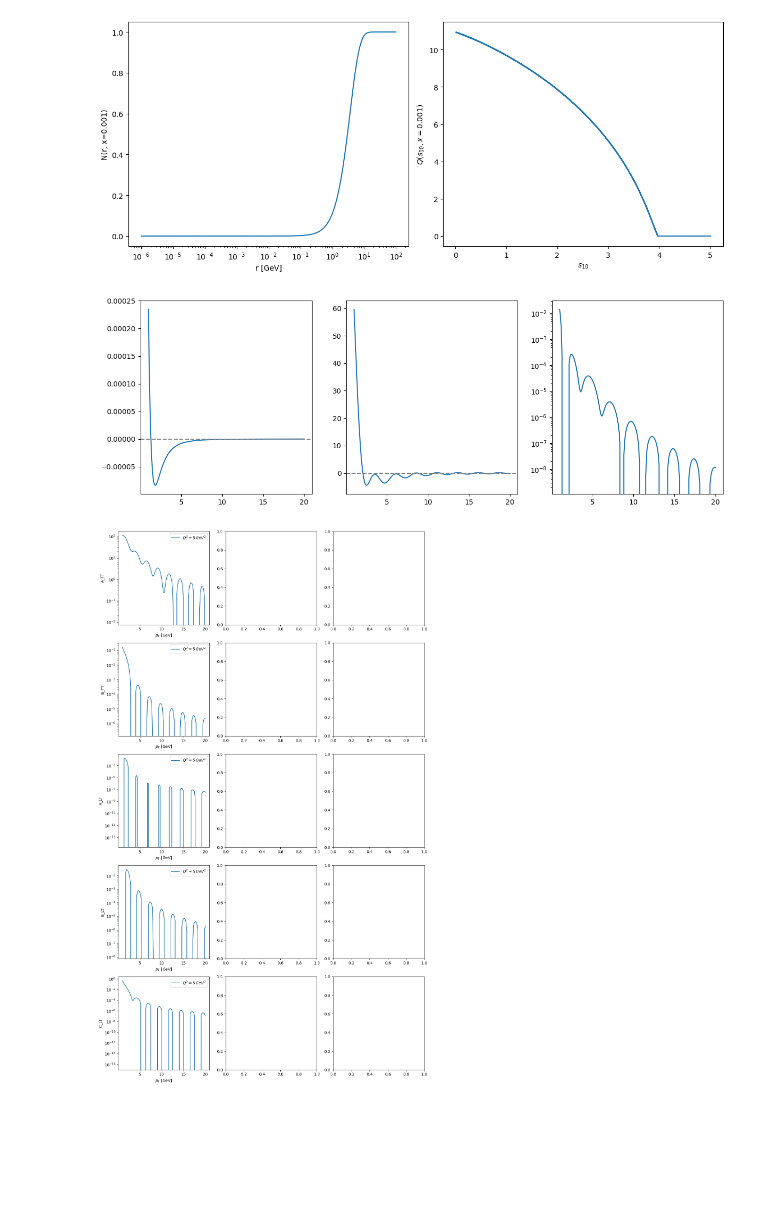
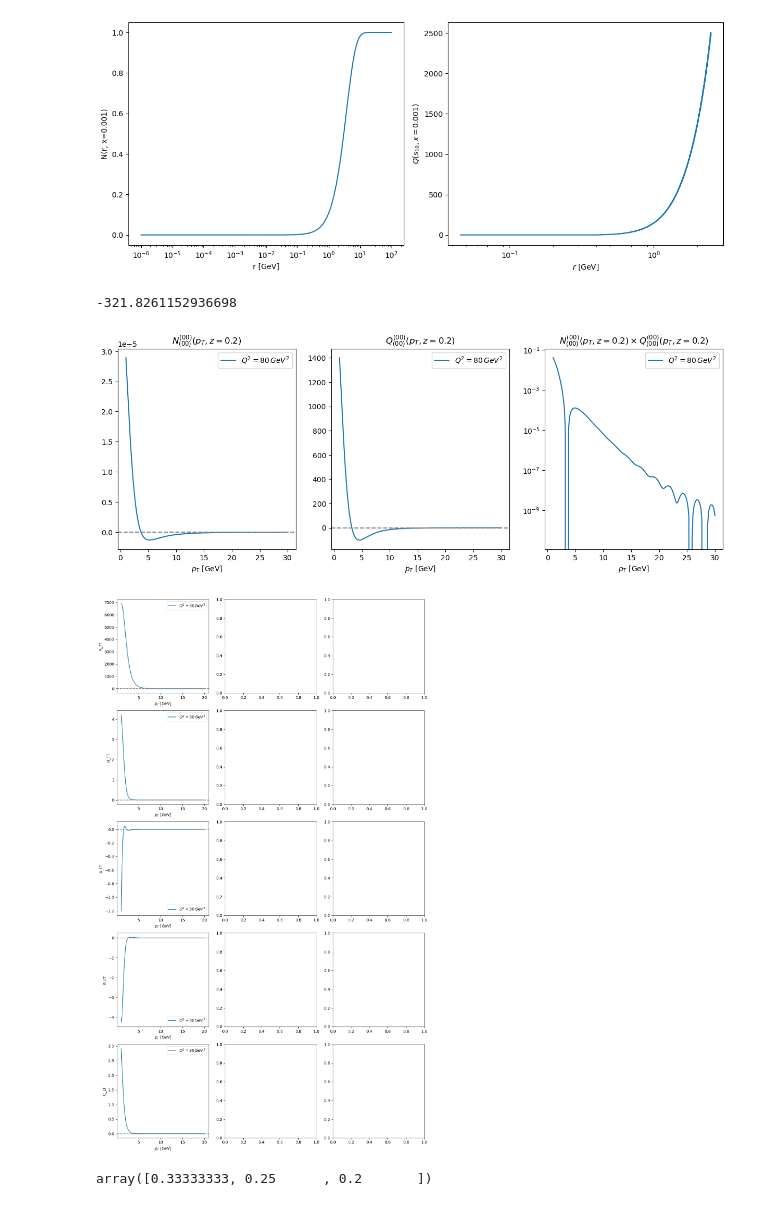
Before and after one commit to brandonmanley/dijet_DSA, a Jupyter notebook: bmanley/DSA_testing.ipynb, the cells around one changed output. Drawn from its saved outputs; the diff is of its cells as text; code cells hidden in the pictures; blank space fills up the shorter version.

Commit message:
update DSA scripts and running coupling to moment evolution notebook

```diff
--- a/bmanley/DSA_testing.ipynb
+++ b/bmanley/DSA_testing.ipynb
@@ -12,8 +12,10 @@ Ndipole_df = pd.read_csv(unpolar_input_file, sep=r'\s+', header=None, names=['xB
 # load polarized data
 delta = 0.01
 dstr = str(delta)[2:]
-polar_indir = '/Users/brandonmanley/Desktop/PhD/moment_evolution/evolved_dipoles/largeNc&Nf/d'+dstr+'_ones/'
-polar_input_files = [polar_indir+'d'+dstr+'_NcNf3_ones_'+ia+'.dat' for ia in ['Q', 'G2', 'I3', 'I4', 'I5']]
+# polar_indir = '/Users/brandonmanley/Desktop/PhD/moment_evolution/evolved_dipoles/largeNc&Nf/d'+dstr+'_ones/'
+# polar_input_files = [polar_indir+'d'+dstr+'_NcNf3_ones_'+ia+'.dat' for ia in ['Q', 'G2', 'I3', 'I4', 'I5']]
+polar_indir = '/Users/brandonmanley/Desktop/PhD/moment_evolution/evolved_dipoles/largeNc&Nf/d'+dstr+'_ones_rc/'
+polar_input_files = [polar_indir+'d'+dstr+'_NcNf3_ones_'+ia+'_rc.dat' for ia in ['Q', 'G2', 'I3', 'I4', 'I5']]
 polar_data_files = [np.loadtxt(ifile) for ifile in polar_input_files]
 
 def to_array(data_files):
@@ -39,15 +41,17 @@ axes[0].set_ylabel('N(r, x=0.001)')
 
 test_eta = np.sqrt((0.25*3.0)/(2*np.pi))*np.log(10/0.0001)
 Q_test = pdipole_dfs[np.isclose(pdipole_dfs['eta'], test_eta, atol=delta*0.99)]
-axes[1].plot(Q_test['s10'], np.log(np.abs(Q_test['Q'])))
-# axes[1].semilogx()
-axes[1].set_xlabel(r'$s_{10}$')
+# axes[1].plot((1/lambdaIR)*np.exp(-Q_test['s10']*0.5), np.log(np.abs(Q_test['Q'])))
+axes[1].plot((1/lambdaIR)*np.exp(-Q_test['s10']*0.5), Q_test['Q'])
+axes[1].semilogx()
+# axes[1].set_xlabel(r'$s_{10}$')
+axes[1].set_xlabel(r'$r$ [GeV]')
 axes[1].set_ylabel(r'$Q(s_{10}, x = 0.001)$')
 
 plt.tight_layout()
 plt.show()
 # %% [output]
-[figure, old version]
+[figure, new version]
 # %%
 # define the transfroms needed for DSA
 
@@ -62,11 +66,13 @@ def double_bessel(pT, Q, z, xBj, indices, amp):
 
     # polarized dipoles
     if amp != 'N':
-        bas = np.sqrt((0.25*3.0)/(2*np.pi))
+        # bas = np.sqrt((0.25*3.0)/(2*np.pi))
+        bas = np.sqrt(3/(2*np.pi))
         prefactor *= (1/(2*bas))
 
         # select A(s_{10}, \eta = \eta(xBj))
         target_eta = round((bas/delta)*np.log((Q**2)/(xBj*(lambdaIR**2))))*delta
+        # print(target_eta)
         dipole = pdipole_dfs[np.isclose(pdipole_dfs['eta'], target_eta, atol=delta*0.99)][['s10', amp]]
 
     # unpolarized dipole
@@ -89,37 +95,63 @@ def double_bessel(pT, Q, z, xBj, indices, amp):
             amp_value = irow['N[ln(r)]']
             size = 0.01   # from evolution code
 
+        # print(u)
+
         sum += size*np.exp(u*(2+ic+id))*jv(ia, (pT/lambdaIR)*np.exp(u))*kv(ib, (Q/lambdaIR)*np.sqrt(z*(1-z))*np.exp(u))*amp_value
 
+
+    # freeze amp and keep adding sum
+    if amp != 'N':
+        s10_min, amp_IR = tuple(dipole.loc[dipole.index[0], ['s10', amp]])
+        for is10 in range(1000):
+            u = -(s10_min - is10*delta)*(1/(2*bas))
+            sum += size*np.exp(u*(2+ic+id))*jv(ia, (pT/lambdaIR)*np.exp(u))*kv(ib, (Q/lambdaIR)*np.sqrt(z*(1-z))*np.exp(u))*amp_IR
+
+
     return prefactor*sum
+# %%
+double_bessel(5, np.sqrt(10), 0.2, 0.001, [0,0,0,0], 'Q')
+# %% [output]
+-321.8261152936698
 # %%
 # compute db transform
 
-pT_values = np.linspace(1,20,200)
-testN = [double_bessel(ipT, np.sqrt(10), 0.2, 0.01, [0,0,0,0], 'N') for ipT in pT_values]
-testQ = [double_bessel(ipT, np.sqrt(10), 0.2, 0.01, [0,0,0,0], 'Q') for ipT in pT_values]
+pT_values = np.linspace(1,30,200)
+test_Q2 = np.sqrt(80)
+test_z = 0.2
+testN = [double_bessel(ipT, test_Q2, test_z, 0.01, [0,0,0,0], 'N') for ipT in pT_values]
+testQ = [double_bessel(ipT, test_Q2, test_z, 0.01, [0,0,0,0], 'Q') for ipT in pT_values]
 # %%
 fig, axes = plt.subplots(1, 3, figsize=(15, 5))
 
-axes[0].plot(pT_values, testN)
+axes[0].plot(pT_values, testN, label = fr'$Q^2={round(test_Q2**2)}\,GeV^2$')
 axes[0].axhline(y=0, color='grey', linestyle='--')
+axes[0].set_xlabel(r'$p_{T}$ [GeV]')
+axes[0].set_title(fr'$N_{{(00)}}^{{(00)}}(p_T, z={test_z})$')
+axes[0].legend()
 
-axes[1].plot(pT_values, testQ)
+axes[1].plot(pT_values, testQ, label = fr'$Q^2={round(test_Q2**2)}\,GeV^2$')
 axes[1].axhline(y=0, color='grey', linestyle='--')
+axes[1].set_xlabel(r'$p_{T}$ [GeV]')
+axes[1].set_title(fr'$Q_{{(00)}}^{{(00)}}(p_T, z={test_z})$')
+axes[1].legend()
 # axes[1].semilogy()
 
-axes[2].plot(pT_values, np.array(testN)*np.array(testQ))
+axes[2].plot(pT_values, np.array(testN)*np.array(testQ), label = fr'$Q^2={round(test_Q2**2)}\,GeV^2$')
 axes[2].axhline(y=0, color='grey', linestyle='--')
 axes[2].semilogy()
+axes[2].set_xlabel(r'$p_{T}$ [GeV]')
+axes[2].set_title(fr'$N_{{(00)}}^{{(00)}}(p_T, z={test_z})\times Q_{{(00)}}^{{(00)}}(p_T, z={test_z})$')
+axes[2].legend()
 
 # plt.plot(pT_values, N_pTs[1], label = "Q, a,b = 1,0")
 # plt.plot(pT_values, N_pTs[2], label = "a,b = 0,1")
 # plt.plot(pT_values, N_pTs[3], label = "a,b = 1,1")
 # plt.legend()
 plt.axhline(y=0, color='grey', linestyle='--')
 plt.show()
 # %% [output]
-[figure, old version]
+[figure, new version]
 # %%
 # define functions needed for DSA
 
@@ -278,7 +310,7 @@ for idist, dist in enumerate(['A_TT', 'B_TT', 'A_LT', 'B_LT', 'C_LT']):
         axes[idist,0].legend()
         axes[idist,0].axhline(y=0, color='grey', linestyle='--')
         axes[idist,0].set_xlabel(r'$p_T$ [GeV]')
-        axes[idist,0].semilogy()
+        # axes[idist,0].semilogy()
 
     # for ixBj, xBj in enumerate(xBjs):
     #     axes[idist,1].plot(pT_values, varied_data['xBj'][dist][ixBj], label = fr'$x={xBj}$')
@@ -295,4 +327,8 @@ for idist, dist in enumerate(['A_TT', 'B_TT', 'A_LT', 'B_LT', 'C_LT']):
 plt.tight_layout()
 plt.show()
 # %% [output]
-[figure, old version]
+[figure, new version]
+# %%
+1/np.array([3,4,5])
+# %% [output]
+array([0.33333333, 0.25      , 0.2       ])
```
Also changed, not shown: parts of 1 cell of this notebook, 1 other file.
